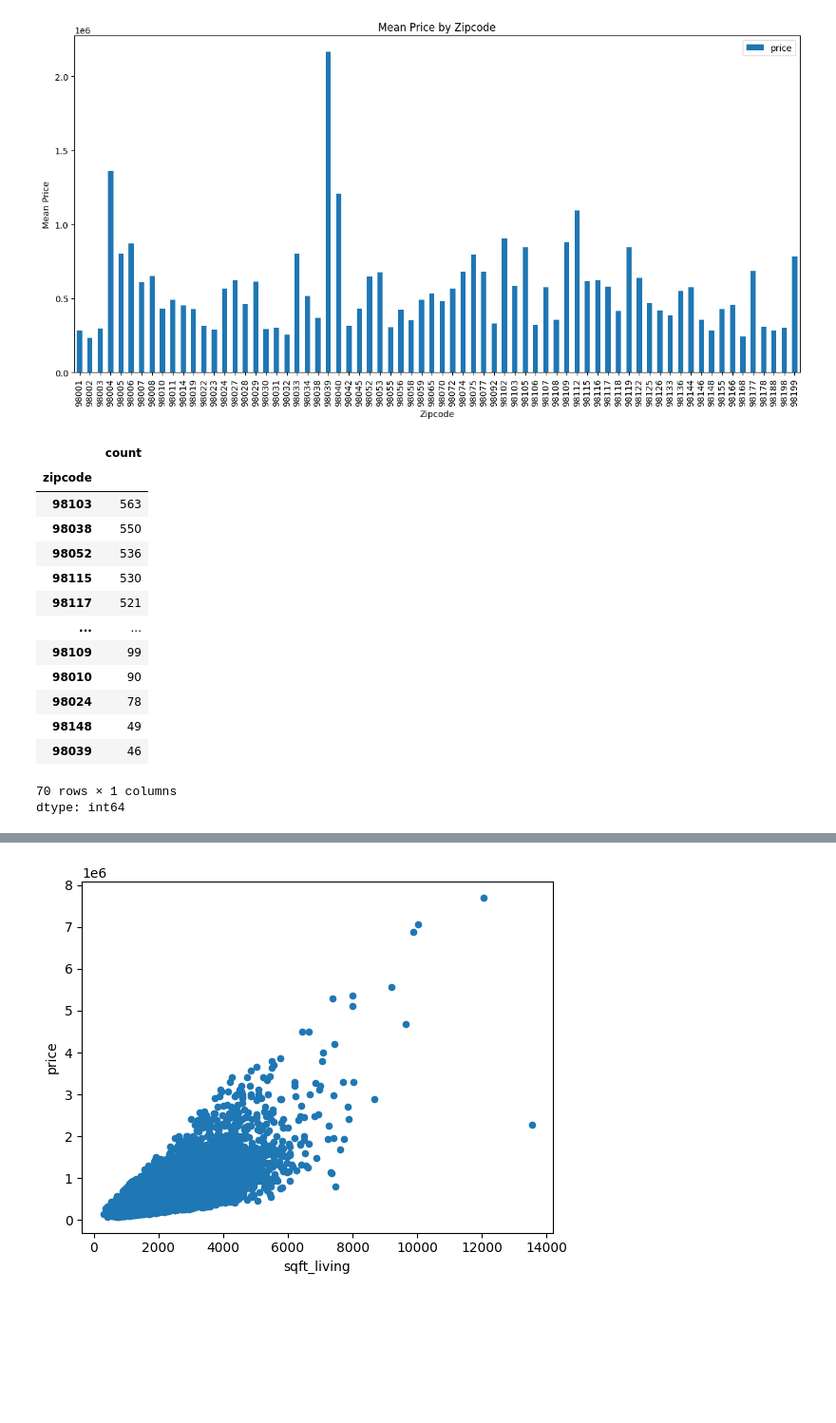
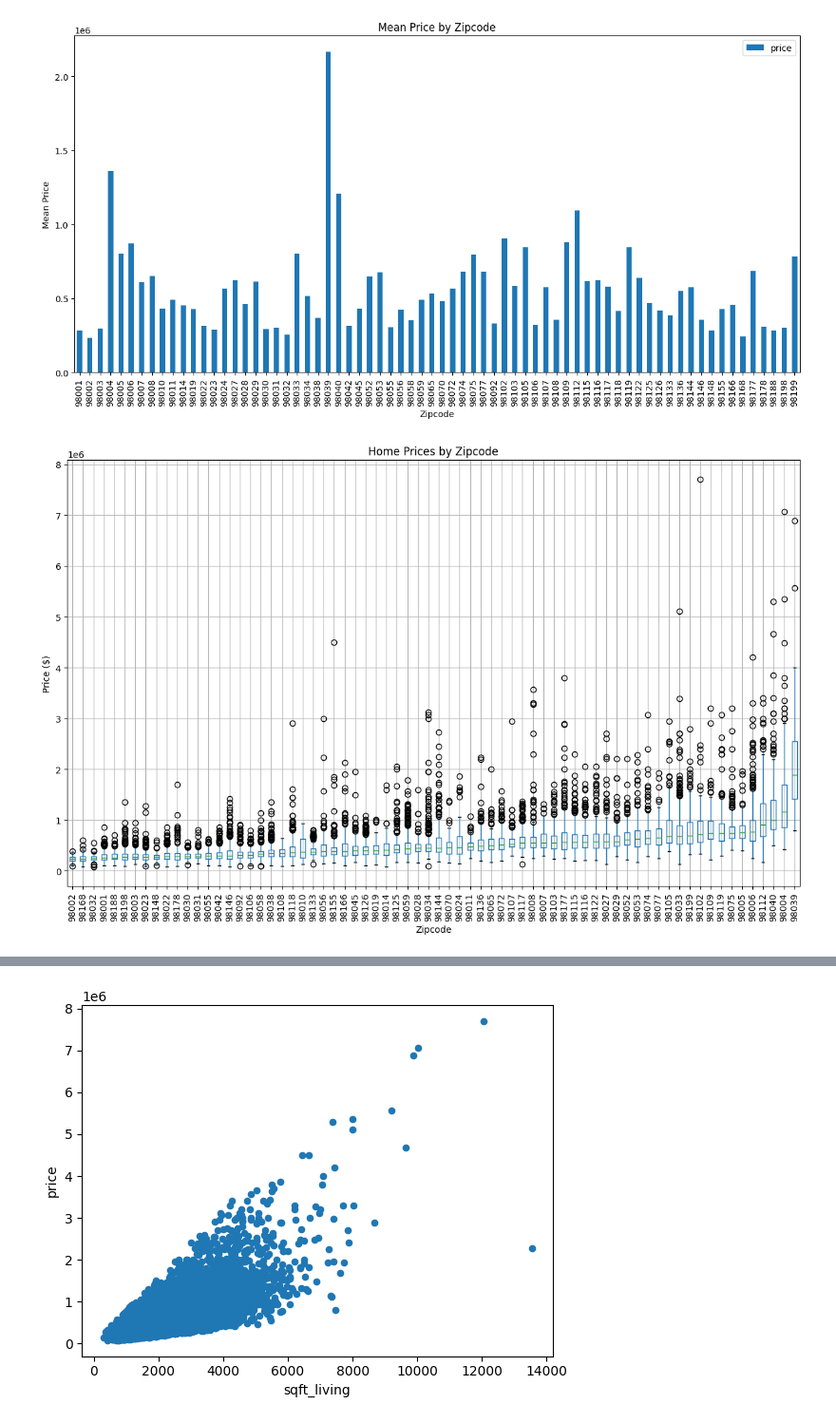
Before and after one commit to SheldonFrank/copilot-codespaces-vscode, a Jupyter notebook: notebooks/starter_housing.ipynb, the cells around one changed output, grey strips where cells are left out. Shown at 95% size. Drawn from its saved outputs; the diff is of its cells as text; code cells hidden in the pictures; blank space fills up the shorter version.

```diff
--- a/notebooks/starter_housing.ipynb
+++ b/notebooks/starter_housing.ipynb
@@ -86,22 +125,43 @@ plt.ylabel('Mean Price')
 plt.show()
 # %% [output]
 [figure]
-# %%
-zipcodes = housing['zipcode'].value_counts()
-zipcodes
-# %% [output]
-|  | count |
-| zipcode |  |
-| 98103 | 563 |
-| 98038 | 550 |
-| 98052 | 536 |
-| 98115 | 530 |
-| 98117 | 521 |
-| ... | ... |
-| 98109 | 99 |
-| 98010 | 90 |
-| 98024 | 78 |
-| 98148 | 49 |
-| 98039 | 46 |
-70 rows × 1 columns
-dtype: int64
+# %%
+zipcodes = housing['zipcode'].value_counts()
+pd.set_option('display.max_rows', None)
+pd.set_option('display.max_columns', None)
+pd.set_option('display.max_colwidth', None)
+
+import matplotlib.pyplot as plt
+import pandas as pd
+
+# 1. Filter the data
+plot_data = housing[housing['zipcode'].isin(zipcodes.index)].copy()
+
+# 2. Calculate stats
+stats = plot_data.groupby('zipcode')['price'].agg(['median', 'count'])
+stats = stats.sort_values('median') # Sort by price
+order = stats.index
+
+# 3. Create vertical-friendly labels: "Zipcode \n (n=Count)"
+# Using \n puts the count on a new line, making the label narrower
+new_labels = [f"{z}\n(n={c})" for z, c in zip(order, stats['count'])]
+
+# 4. Enforce order
+plot_data['zipcode'] = pd.Categorical(
+    plot_data['zipcode'],
+    categories=order,
+    ordered=True
+)
+
+fig, ax = plt.subplots(figsize=(12, 8))
+
+plot_data.boxplot(column='price', by='zipcode', rot=90, vert=True, ax=ax)
+
+ax.set_xlabel('Zipcode')
+ax.set_ylabel('Price ($)')
+plt.title('Home Prices by Zipcode')
+plt.suptitle('')
+plt.tight_layout()
+plt.show()
+# %% [output]
+[figure, added]
```
Also changed, not shown: parts of 12 cells of this notebook.
